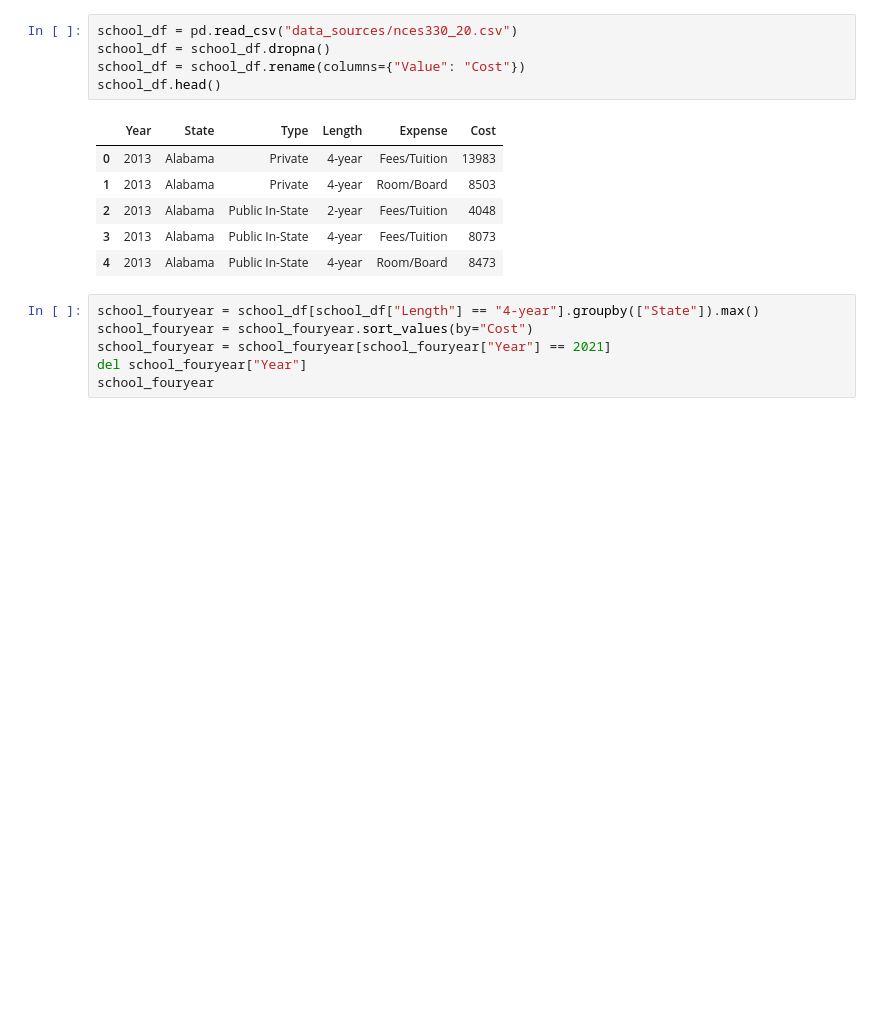
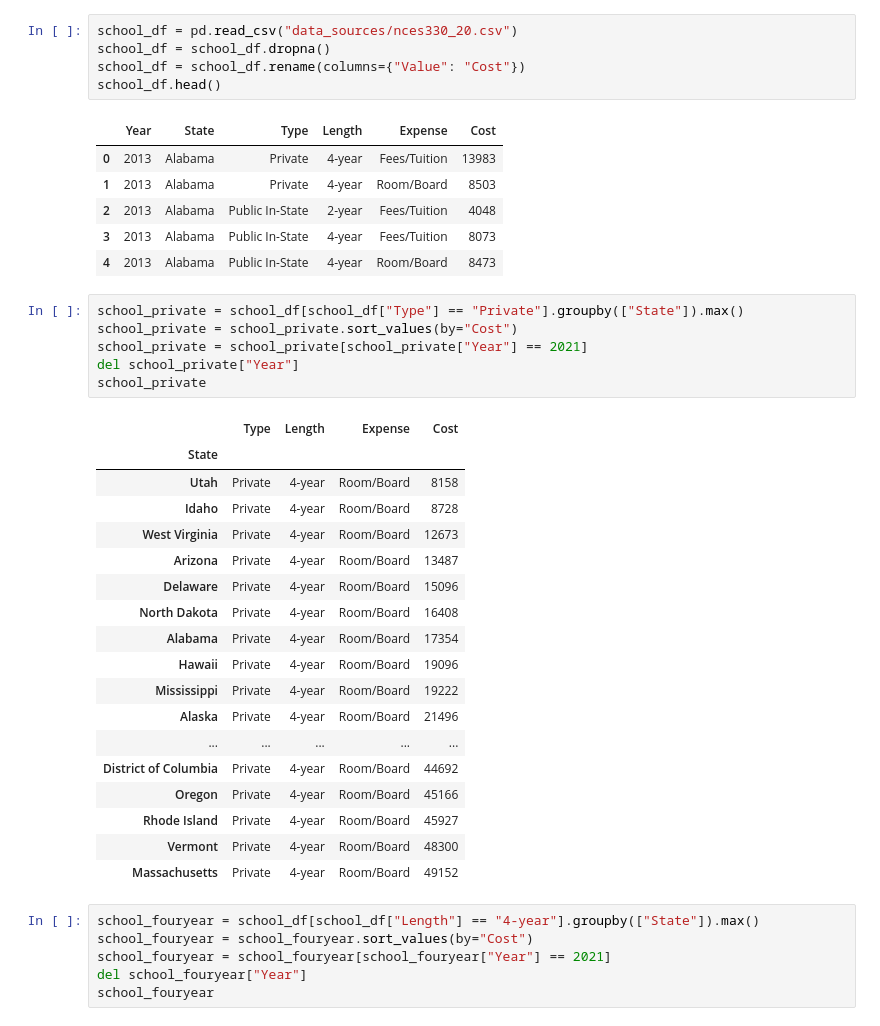
Before and after one commit to anthonybpino/Project-1-Undergrad-Student-Data, a Jupyter notebook: cost_state_2021.ipynb, the cells around one changed output. Cells and saved outputs as stored; diff of their text form; blank space fills up the shorter version.

```diff
--- a/cost_state_2021.ipynb
+++ b/cost_state_2021.ipynb
@@ -14,6 +14,31 @@ school_df.head()
 | 2 | 2013 | Alabama | Public In-State | 2-year | Fees/Tuition | 4048 |
 | 3 | 2013 | Alabama | Public In-State | 4-year | Fees/Tuition | 8073 |
 | 4 | 2013 | Alabama | Public In-State | 4-year | Room/Board | 8473 |
+# %%
+school_private = school_df[school_df["Type"] == "Private"].groupby(["State"]).max()
+school_private = school_private.sort_values(by="Cost")
+school_private = school_private[school_private["Year"] == 2021]
+del school_private["Year"]
+school_private
+# %% [output]
+|  | Type | Length | Expense | Cost |
+| State |  |  |  |  |
+| Utah | Private | 4-year | Room/Board | 8158 |
+| Idaho | Private | 4-year | Room/Board | 8728 |
+| West Virginia | Private | 4-year | Room/Board | 12673 |
+| Arizona | Private | 4-year | Room/Board | 13487 |
+| Delaware | Private | 4-year | Room/Board | 15096 |
+| North Dakota | Private | 4-year | Room/Board | 16408 |
+| Alabama | Private | 4-year | Room/Board | 17354 |
+| Hawaii | Private | 4-year | Room/Board | 19096 |
+| Mississippi | Private | 4-year | Room/Board | 19222 |
+| Alaska | Private | 4-year | Room/Board | 21496 |
+| ... | ... | ... | ... | ... |
+| District of Columbia | Private | 4-year | Room/Board | 44692 |
+| Oregon | Private | 4-year | Room/Board | 45166 |
+| Rhode Island | Private | 4-year | Room/Board | 45927 |
+| Vermont | Private | 4-year | Room/Board | 48300 |
+| Massachusetts | Private | 4-year | Room/Board | 49152 |
 # %%
 school_fouryear = school_df[school_df["Length"] == "4-year"].groupby(["State"]).max()
 school_fouryear = school_fouryear.sort_values(by="Cost")
```
Also changed, not shown: parts of 2 cells of this notebook.
